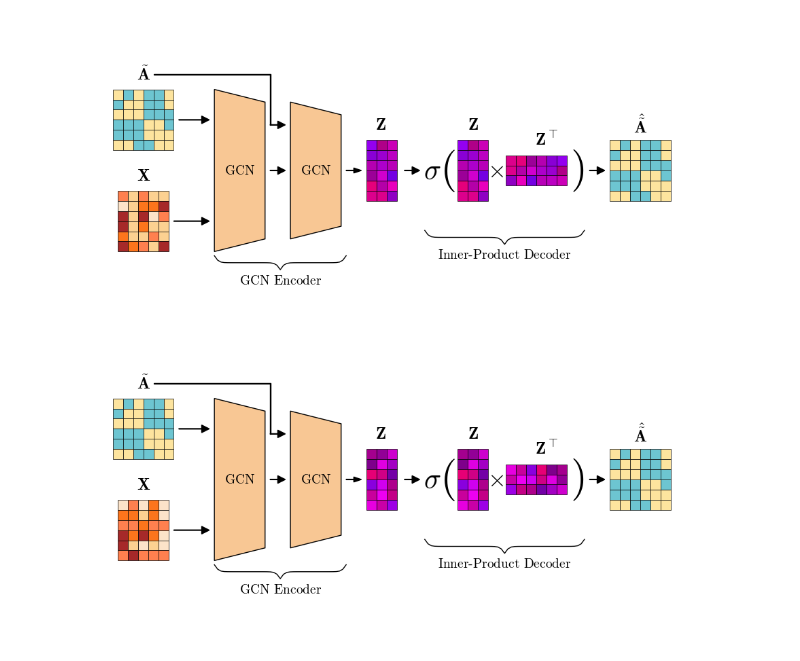
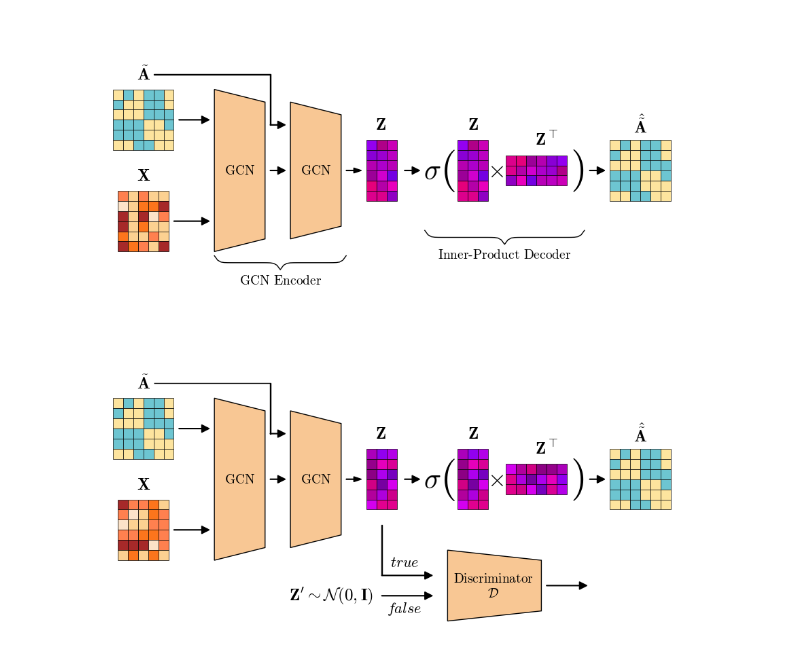
Before and after one commit to timothewt/AdvancedGraphClustering, a Jupyter notebook: notebooks/tw-figures.ipynb, the cells around one changed output. Cells and saved outputs as stored; diff of their text form; code cells hidden in the pictures.

```diff
--- a/notebooks/tw-figures.ipynb
+++ b/notebooks/tw-figures.ipynb
@@ -589,6 +589,9 @@ plt.savefig("figures/gae.png", transparent=True, dpi=300)
 [figure]
 # %%
 # arga
+plt.rc('text', usetex=False)
+plt.rc('text.latex', preamble=r'\usepackage{amsmath}')
+
 def draw_brace(ax, xspan, yy, text):
     """Draws an annotated upside-down brace on the axes."""
     xmin, xmax = xspan
@@ -620,7 +623,7 @@ fig = plt.figure(figsize=(10, 5))
 ax = fig.add_subplot(111, aspect="equal")
 
 ax.set_xlim(-0.02, 1.28)
-ax.set_ylim(.05, .6)
+ax.set_ylim(0, .6)
 
 adj = np.array([
     [1, 0, 1, 0, 0, 1],
@@ -681,33 +684,51 @@ for i in range(len(adj)):
     for j in range(3):
         ax.add_patch(patches.Rectangle((.54 + space_between + (3 + j) * cell_size, vcenter + cell_size * 2 - cell_size * i), cell_size, cell_size, edgecolor='black', facecolor=encoded_colors[i][j], linewidth=.5))
         ax.add_patch(patches.Rectangle((u + space_between + (2 + (6 - i)) * cell_size, vcenter - .03 + cell_size * 2 - cell_size * j), cell_size, cell_size, edgecolor='black', facecolor=encoded_colors[i][j], linewidth=.5))
 
 plt.text(.54 + space_between + 4.5 * cell_size, vcenter + cell_size * 2 + .05, "$\\mathbf{Z}$", math_fontfamily="cm", fontsize=18, ha='center', va='center')
 plt.text(u + space_between + 7 * cell_size, vcenter + cell_size * 2 + .02, "$\\mathbf{Z}^{\\top}$", math_fontfamily="cm", fontsize=18, ha='center', va='center')
 plt.text(.535 + space_between + 7 * cell_size, vcenter, r"$\times$", math_fontfamily="cm", fontsize=25, ha='center', va='center')
 plt.text(u + space_between + 10 * cell_size, vcenter, r"$)$", math_fontfamily="cm", fontsize=45, ha='center', va='center')
 
 for i in range(len(adj)):
     for j in range(len(adj)):
         ax.add_patch(patches.Rectangle((.9 + space_between + j * cell_size, vcenter + cell_size * 2 - cell_size * i), cell_size, cell_size, edgecolor='black', facecolor=adj_colors[adj[i,j]], linewidth=.5))
 
 plt.text(.9 + space_between + 3 * cell_size, vcenter + cell_size * 2 + .05, "$\\mathbf{\\hat{\\tilde{A}}}$", math_fontfamily="cm", fontsize=18, ha='center', va='center')
 
 ax.arrow(6 * cell_size, .15 + 3 * cell_size, .2 - 6.5 * cell_size, 0, head_width=.015, head_length=.015, fc='black', ec='black', length_includes_head=True)
 ax.arrow(6.5 * cell_size, .45 - 2 * cell_size, .2 - 7 * cell_size, 0, head_width=.015, head_length=.015, fc='black', ec='black', length_includes_head=True)
 ax.arrow(4 * cell_size, .5, .25 - cell_size, .0, head_width=.0, head_length=.0, fc='black', ec='black', length_includes_head=True)
 ax.arrow(3 * cell_size + .25, .5, 0, -.1, head_width=.0, head_length=.0, fc='black', ec='black', length_includes_head=True)
 ax.arrow(3 * cell_size + .25, .4, 0.03, 0, head_width=.015, head_length=.015, fc='black', ec='black', length_includes_head=True)
 ax.arrow(.31, vcenter, .03, 0, head_width=.015, head_length=.015, fc='black', ec='black', length_includes_head=True)
 ax.arrow(.46, vcenter, .03, 0, head_width=.01, head_length=.015, fc='black', ec='black', length_includes_head=True)
 ax.arrow(.435 + space_between + 3 * cell_size, vcenter, .03, 0, head_width=.015, head_length=.015, fc='black', ec='black', length_includes_head=True)
 ax.arrow(.86 + space_between, vcenter, .03, 0, head_width=.015, head_length=.015, fc='black', ec='black', length_includes_head=True)
 
-draw_brace(ax, (.2, .46), .15, "$\\text{GCN Encoder}$")
-draw_brace(ax, (.435 + space_between + 3 * cell_size + .04, .86 + space_between - .01), .2, "$\\text{Inner-Product Decoder}$")
+# draw_brace(ax, (.2, .46), .15, "$\\text{GCN Encoder}$")
+# draw_brace(ax, (.435 + space_between + 3 * cell_size + .04, .86 + space_between - .01), .2, "$\\text{Inner-Product Decoder}$")
+
+plt.text(.43, .08, r"$\mathbf{Z}'\sim \mathcal{N}(\mathbf{0},\mathbf{I})$", fontsize=18, ha='center', va='center', math_fontfamily="cm")
+plt.arrow(.46 + space_between / 2 + 1.5 * cell_size, .08, .1, 0, head_width=.015, head_length=.015, fc='black', ec='black', length_includes_head=True)
+
+x_d = .46 + space_between / 2 + 1.5 * cell_size
+y_d = vcenter - cell_size * 7 + .05
+plt.arrow(x_d, y_d, .0, -0.1, head_width=.0, head_length=.0, fc='black', ec='black', length_includes_head=True)
+plt.arrow(x_d, y_d - 0.1, .1, 0, head_width=.015, head_length=.015, fc='black', ec='black', length_includes_head=True)
+
+plt.text(x_d + .045, y_d - 0.075, r"$true$", fontsize=16, ha='center', va='center', math_fontfamily="cm")
+
+plt.text(x_d + .045, y_d - 0.165, r"$false$", fontsize=16, ha='center', va='center', math_fontfamily="cm")
+# discriminator
+ax.add_patch(patches.Polygon([[x_d + .13, y_d - .05], [x_d + .13, .03], [x_d + .315, .05], [x_d + .315, y_d - .07]], closed=True, edgecolor='black', facecolor='#F8C794', linewidth=1))
+plt.text(x_d + .22, y_d - .12, "$\\text{Discriminator}$\n$\\mathcal{D}$", fontsize=14, ha='center', va='center', math_fontfamily="cm")
+
+ax.arrow(x_d + .325, y_d - .12, .08, 0, head_width=.015, head_length=.015, fc='black', ec='black', length_includes_head=True)
+plt.text(x_d + .425, y_d - .12, r"", fontsize=14, ha='center', va='center', math_fontfamily="cm")
 
 plt.axis("off")
 plt.tight_layout()
 plt.savefig("figures/arga.png", transparent=True, dpi=300)
 # %% [output]
-[figure, old version]
+[figure, new version]
```
Also changed, not shown: parts of 1 cell of this notebook, 1 other file.
